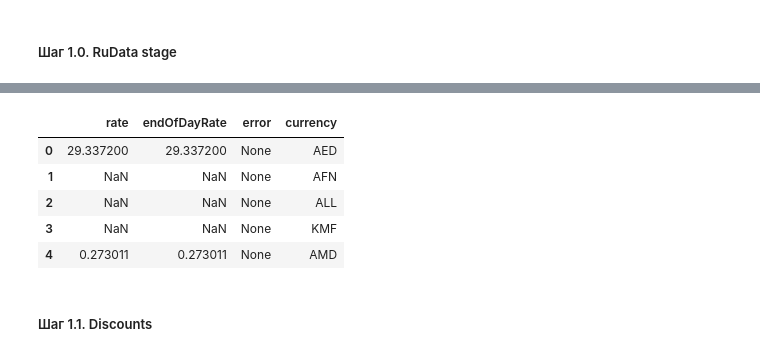
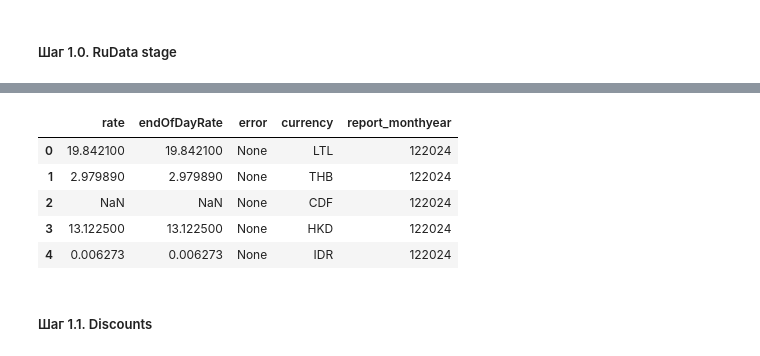
Before and after one commit to alexkobz/insurance, a Jupyter notebook: prices.ipynb, the cells around one changed output, grey strips where cells are left out. Cells and saved outputs as stored; diff of their text form; code cells hidden in the pictures.

```diff
--- a/prices.ipynb
+++ b/prices.ipynb
@@ -148,27 +156,35 @@ from typing import List, Union, Optional, Dict, Any
 from rudata import DocsAPI
 from time import sleep
 
-currencies = (
-    pd.read_sql(
-        """
-        SELECT DISTINCT currency
-        FROM currencies
-        """
-        , RuDataDF.engine
-    )['currency']
-    .to_list()
-)
-key = "CurrencyRate"
-url: str = getattr(DocsAPI, key).url
-payload: Dict[str, Any] = getattr(DocsAPI, key)().payload()
-currencies_rudata = []
-for currency in currencies:
-    payload["from"] = currency
-    ans = requests.post(url, json={'from': currency, 'to': 'RUB', 'date': REPORT_DATE_STR}, headers=RuDataRequest.headers)
-    result: dict = ans.json()
-    result["currency"] = currency
-    currencies_rudata.append(result)
-    sleep(1)
-CurrencyRate = pd.DataFrame(currencies_rudata)
+# currencies = (
+#     pd.read_sql(
+#         """
+#         SELECT DISTINCT currency
+#         FROM currencies
+#         """
+#         , RuDataDF.engine
+#     )['currency']
+#     .to_list()
+# )
+# key = "CurrencyRate"
+# url: str = getattr(DocsAPI, key).url
+# payload: Dict[str, Any] = getattr(DocsAPI, key)().payload()
+# currencies_rudata = []
+# for currency in currencies:
+#     payload["from"] = currency
+#     ans = requests.post(url, json={'from': currency, 'to': 'RUB', 'date': REPORT_DATE_STR}, headers=RuDataRequest.headers)
+#     result: dict = ans.json()
+#     result["currency"] = currency
+#     currencies_rudata.append(result)
+#     sleep(1)
+# CurrencyRate = pd.DataFrame(currencies_rudata)
+CurrencyRate: pd.DataFrame = pd.read_sql(
+                    f"""
+                    SELECT *
+                    FROM "CurrencyRate"
+                    where report_monthyear = '{RuDataDF.report_monthyear}'
+                    """
+                    , RuDataDF.engine
+                )
 CurrencyRate.head()
 # %% [output]
@@ -177,9 +193,9 @@ Wall time: 3min 35s
-|  | rate | endOfDayRate | error | currency |
-| 0 | 29.337200 | 29.337200 | None | AED |
-| 1 | NaN | NaN | None | AFN |
-| 2 | NaN | NaN | None | ALL |
-| 3 | NaN | NaN | None | KMF |
-| 4 | 0.273011 | 0.273011 | None | AMD |
+|  | rate | endOfDayRate | error | currency | report_monthyear |
+| 0 | 19.842100 | 19.842100 | None | LTL | 122024 |
+| 1 | 2.979890 | 2.979890 | None | THB | 122024 |
+| 2 | NaN | NaN | None | CDF | 122024 |
+| 3 | 13.122500 | 13.122500 | None | HKD | 122024 |
+| 4 | 0.006273 | 0.006273 | None | IDR | 122024 |
 # %% [markdown]
 ##### Шаг 1.1. Discounts
 # %% [markdown]
```
Also changed, not shown: parts of 19 cells of this notebook, 7 other files.
